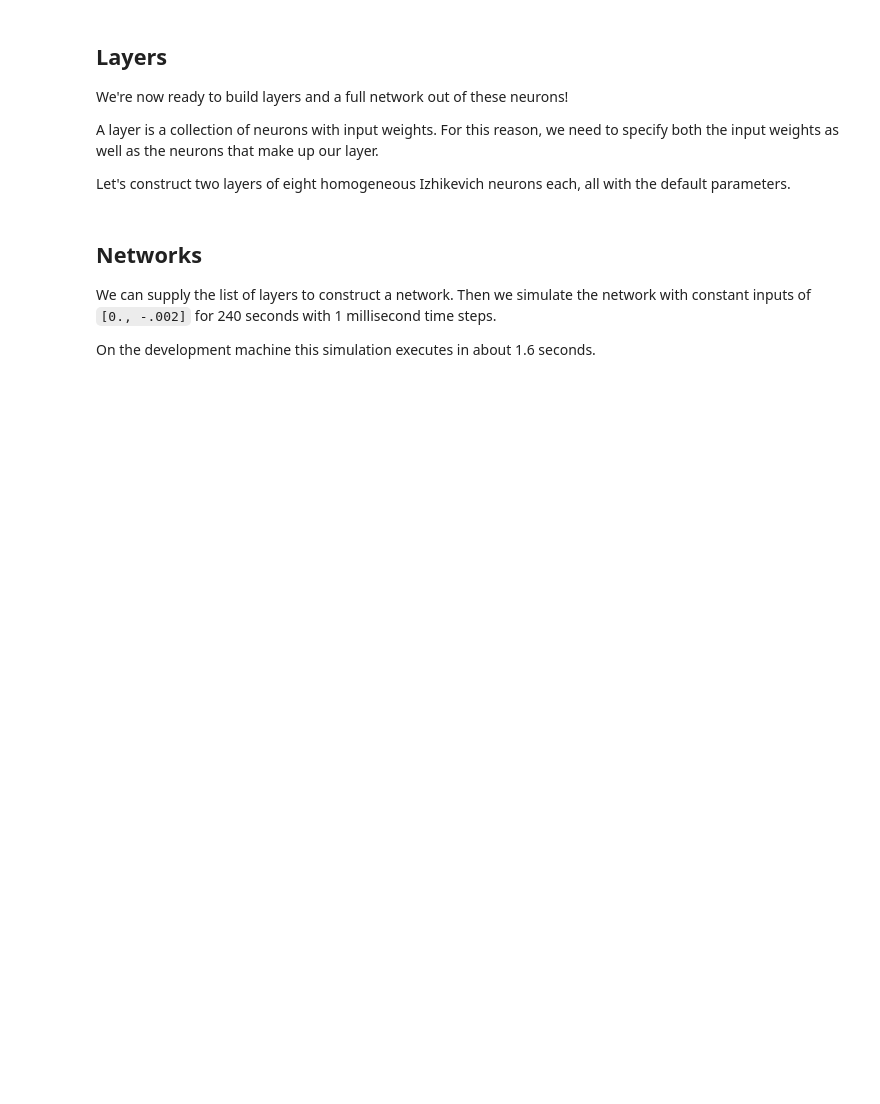
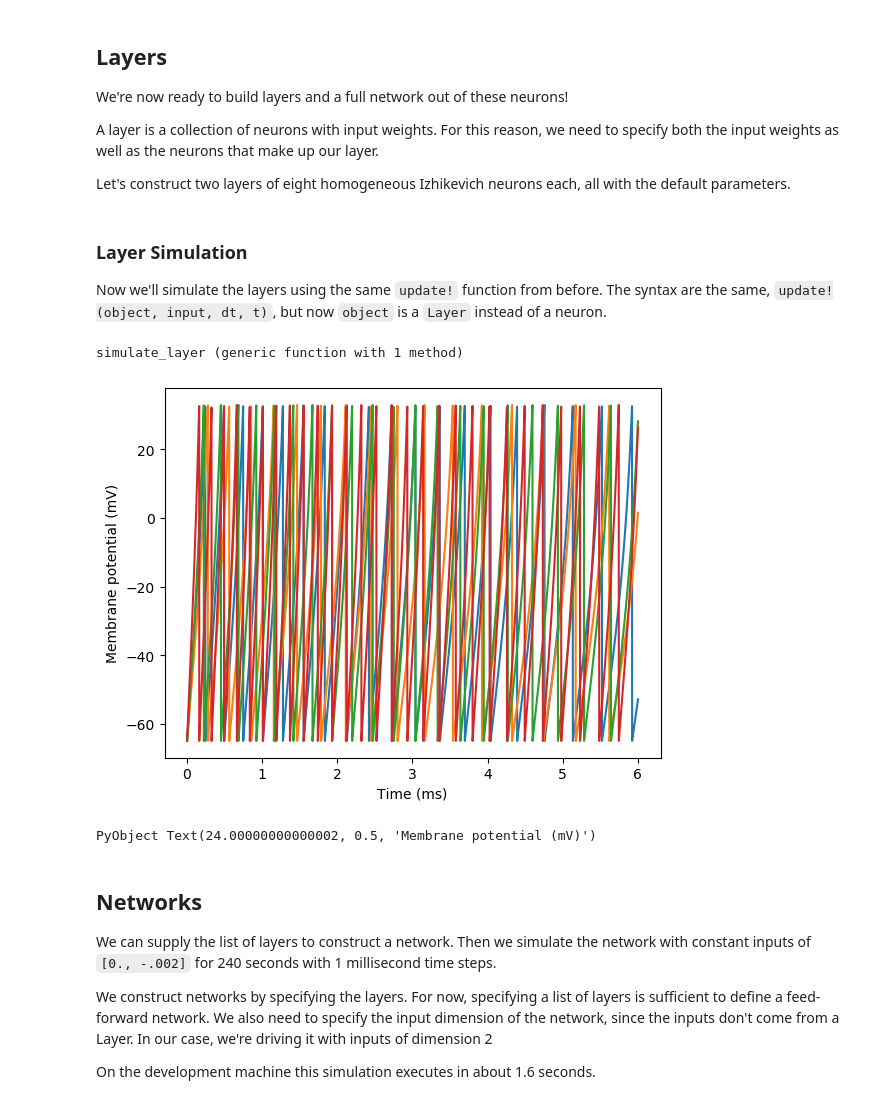
Before and after one commit to leaflabs/WaspNet.jl, a Jupyter notebook: notebooks/nnsim_tour.ipynb, the cells around one changed output. Saved outputs shown, nothing was run; the diff lists cells and outputs as text; code cells hidden in the pictures; blank space fills up the shorter version.

Commit message:
Updated notebook to use new syntax, elaborate on usage.

```diff
--- a/notebooks/nnsim_tour.ipynb
+++ b/notebooks/nnsim_tour.ipynb
@@ -73,6 +117,59 @@ L2 = batch_layer_construction(Izh, W2, N); # Layer 2
+# %%
+N = 4
+
+W1 = randn(N,2) .+ 4 # Random NxN matrix with normally distributed
+W1 = W1./maximum(abs.(W1)) # Normalize
+N1 = [Izh(a = 0.03, d = 9., θ = 33.) for _ in 1:N]
+L1 = Layer(N1, W1); # Constructs a layer out of neurons in N1 and incoming weights W1
+
+W2 = randn(N,N) .+ 4
+W2 = W2./maximum(abs.(W2))
+N2 = [Izh(a = 0.02, d = 9., θ = 36.) for _ in 1:N] # different parameters for the second layer
+L2 = Layer(N2, W2);
+# %% [markdown]
+### Layer Simulation
+Now we'll simulate the layers using the same `update!` function from before. The syntax are the same, `update!(object, input, dt, t)`, but now `object` is a `Layer` instead of a neuron.
+# %%
+function simulate_layer(layer, dt, tsim, input)
+    N_neurons = layer.N_neurons
+    state_size = size(layer.neurons[1].state).*N_neurons
+    neur_states = zeros(state_size..., 0) # Matrix we'll store the simulation results in
+
+    t = 0.
+
+    for j in 1:(tsim/dt)
+        curr_states = nnsim.get_neuron_states(layer)
+        neur_states = hcat(neur_states, curr_states) # Extend the neuron_state matrix with this iteration
+        update!(layer, [input], dt, t) # update the neuron
+        t += dt
+    end
+
+    curr_states = nnsim.get_neuron_states(layer)
+    neur_states = hcat(neur_states, curr_states)
+    return neur_states
+end
+# %% [output]
+simulate_layer (generic function with 1 method)
+# %%
+dt = 0.001
+tsim = 6.
+input = ones(2)*0.25
+
+reset!(L1); # reset the layer so all neurons begin from their initial values
+results = simulate_layer(L1, dt, tsim, input);
+# %%
+plt.figure()
+plt.plot(collect(1:length(results[1,:])).*dt, results[1:2:end,:]')
+plt.xlabel("Time (ms)")
+plt.ylabel("Membrane potential (mV)")
+# %% [output]
+[figure, added]
+PyObject Text(24.00000000000002, 0.5, 'Membrane potential (mV)')
 # %% [markdown]
 ## Networks
 We can supply the list of layers to construct a network. Then we simulate the network with constant inputs of `[0., -.002]` for 240 seconds with 1 millisecond time steps.
 
+We construct networks by specifying the layers. For now, specifying a list of layers is sufficient to define a feed-forward network. We also need to specify the input dimension of the network, since the inputs don't come from a Layer. In our case, we're driving it with inputs of dimension 2
+
 On the development machine this simulation executes in about 1.6 seconds.
 # %%
```
Also changed, not shown: parts of 26 cells of this notebook.
